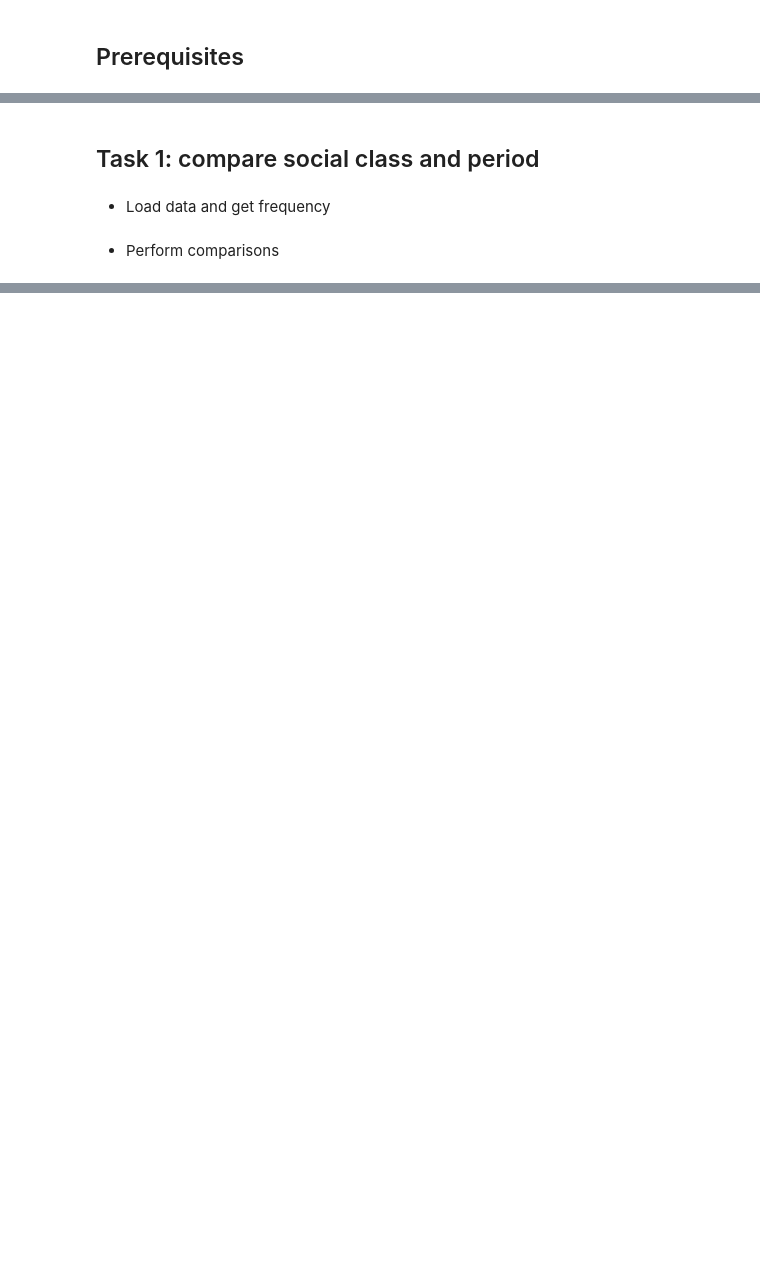
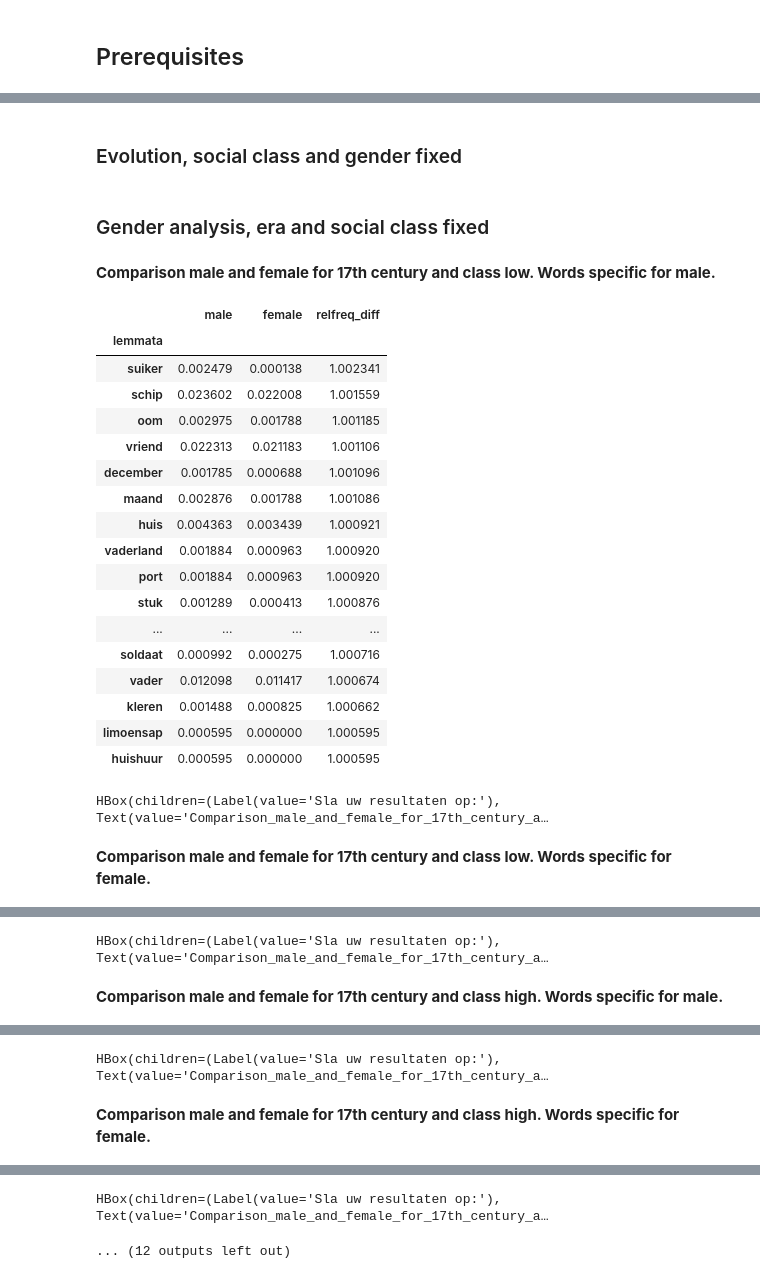
Before and after one commit to INL/chaining-search, a Jupyter notebook: contrib/Case_study_paper.ipynb, the cells around one changed output, grey strips where cells are left out. Saved outputs shown, nothing was run; the diff lists cells and outputs as text; code cells hidden in the pictures; blank space fills up the shorter version.

```diff
--- a/contrib/Case_study_paper.ipynb
+++ b/contrib/Case_study_paper.ipynb
@@ -58,0 +166,11 @@ display_df(df_relfreq_diff["high_class_evolution"].sort_values(by="relfreq_diff"
+# %%
+df_relfreq_diff = {}
+for era in eras:
+    for gender in genders:
+        soc_class_pairs = itertools.combinations(soc_classes,2)
+        for soc_class1,soc_class2 in soc_class_pairs:
+            df_relfreq_diff = get_relfreq_diff(freq_list[era][soc_class1][gender], freq_list[era][soc_class2][gender], index="lemmas", label1=soc_class1, label2=soc_class2 )
+            label_df1 = f"Comparison {soc_class1} and {soc_class2} class in {era} century with gender {gender}. Words specific for {soc_class1}."
+            display_df(df_relfreq_diff.sort_values(by="relfreq_diff", ascending=False).head(SHOW), labels=label_df1)
+            label_df2 = f"Comparison {soc_class1} and {soc_class2} class in {era} century with gender {gender}. Words specific for {soc_class2}."
+            display_df(df_relfreq_diff.sort_values(by="relfreq_diff", ascending=True).head(SHOW), labels=label_df2)
@@ -58,0 +261,10 @@ display_df(df_relfreq_diff["high_class_evolution"].sort_values(by="relfreq_diff"
+# %%
+df_relfreq_diff = {}
+for soc_class in soc_classes:
+    era_pairs = itertools.combinations(eras,2)
+    for era1, era2 in era_pairs:
+        df_relfreq_diff = get_relfreq_diff(freq_list_aggr[era1][soc_class], freq_list_aggr[era2][soc_class], index="lemmas", label1=era1, label2=era2 )
+        label_df1 = f"Comparison {era1} and {era2} century for class {soc_class}. Words specific for {era1} century."
+        display_df(df_relfreq_diff.sort_values(by="relfreq_diff", ascending=False).head(SHOW), labels=label_df1)
+        label_df2 = f"Comparison {era1} and {era2} century for class {soc_class}. Words specific for {era2} century."
+        display_df(df_relfreq_diff.sort_values(by="relfreq_diff", ascending=True).head(SHOW), labels=label_df2)
@@ -59,6 +352,48 @@ display_df(df_relfreq_diff["high_class_evolution"].sort_values(by="relfreq_diff"
 # %% [markdown]
-## Task 1: compare social class and period
+### Evolution, social class and gender fixed
-# %% [markdown]
- * Load data and get frequency
-# %% [markdown]
- * Perform comparisons
+# %%
+df_relfreq_diff = {}
+for gender in genders:
+    for soc_class in soc_classes:
+        era_pairs = itertools.combinations(eras,2)
+        for era1, era2 in era_pairs:
+            df_relfreq_diff = get_relfreq_diff(freq_list[era1][soc_class][gender], freq_list[era2][soc_class][gender], index="lemmas", label1=era1, label2=era2 )
+            label_df1 = f"Comparison {era1} and {era2} century for class {soc_class} and gender {gender}. Words specific for {era1}."
+            display_df(df_relfreq_diff.sort_values(by="relfreq_diff", ascending=False).head(SHOW), labels=label_df1)
+            label_df2 = f"Comparison {era1} and {era2} century for class {soc_class} and gender {gender}. Words specific for {era2}."
+            display_df(df_relfreq_diff.sort_values(by="relfreq_diff", ascending=True).head(SHOW), labels=label_df2)
+# %% [markdown]
+### Gender analysis, era and social class fixed
+# %%
+df_relfreq_diff = {}
+for era in eras:
+    for soc_class in soc_classes:
+        gender_pairs = itertools.combinations(genders,2)
+        for gender1, gender2 in gender_pairs:
+            df_relfreq_diff = get_relfreq_diff(freq_list[era][soc_class][gender1], freq_list[era][soc_class][gender2], index="lemmas", label1=gender1, label2=gender2 )
+            label_df1 = f"Comparison {gender1} and {gender2} for {era} century and class {soc_class}. Words specific for {gender1}."
+            display_df(df_relfreq_diff.sort_values(by="relfreq_diff", ascending=False).head(SHOW), labels=label_df1)
+            label_df2 = f"Comparison {gender1} and {gender2} for {era} century and class {soc_class}. Words specific for {gender2}."
+            display_df(df_relfreq_diff.sort_values(by="relfreq_diff", ascending=True).head(SHOW), labels=label_df2)
+# %% [output]
+Comparison male and female for 17th century and class low. Words specific for male.
+|  | male | female | relfreq_diff |
+| lemmata |  |  |  |
+| suiker | 0.002479 | 0.000138 | 1.002341 |
+| schip | 0.023602 | 0.022008 | 1.001559 |
+| oom | 0.002975 | 0.001788 | 1.001185 |
+| vriend | 0.022313 | 0.021183 | 1.001106 |
+| december | 0.001785 | 0.000688 | 1.001096 |
+| maand | 0.002876 | 0.001788 | 1.001086 |
+| huis | 0.004363 | 0.003439 | 1.000921 |
+| vaderland | 0.001884 | 0.000963 | 1.000920 |
+| port | 0.001884 | 0.000963 | 1.000920 |
+| stuk | 0.001289 | 0.000413 | 1.000876 |
+| ... | ... | ... | ... |
+| soldaat | 0.000992 | 0.000275 | 1.000716 |
+| vader | 0.012098 | 0.011417 | 1.000674 |
+| kleren | 0.001488 | 0.000825 | 1.000662 |
+| limoensap | 0.000595 | 0.000000 | 1.000595 |
+| huishuur | 0.000595 | 0.000000 | 1.000595 |
+HBox(children=(Label(value='Sla uw resultaten op:'), Text(value='Comparison_male_and_female_for_17th_century_a…
+Comparison male and female for 17th century and class low. Words specific for female.
@@ -64,0 +418,2 @@ display_df(df_relfreq_diff["high_class_evolution"].sort_values(by="relfreq_diff"
+HBox(children=(Label(value='Sla uw resultaten op:'), Text(value='Comparison_male_and_female_for_17th_century_a…
+Comparison male and female for 17th century and class high. Words specific for male.
@@ -64,0 +438,2 @@ display_df(df_relfreq_diff["high_class_evolution"].sort_values(by="relfreq_diff"
+HBox(children=(Label(value='Sla uw resultaten op:'), Text(value='Comparison_male_and_female_for_17th_century_a…
+Comparison male and female for 17th century and class high. Words specific for female.
@@ -64,0 +458,2 @@ display_df(df_relfreq_diff["high_class_evolution"].sort_values(by="relfreq_diff"
+HBox(children=(Label(value='Sla uw resultaten op:'), Text(value='Comparison_male_and_female_for_17th_century_a…
+... (12 outputs left out)
```
Also changed, not shown: parts of 13 cells of this notebook, 3 other files.
